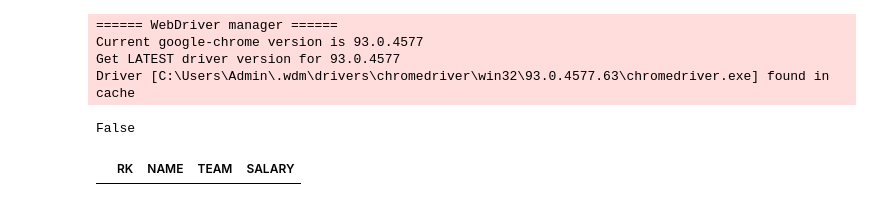
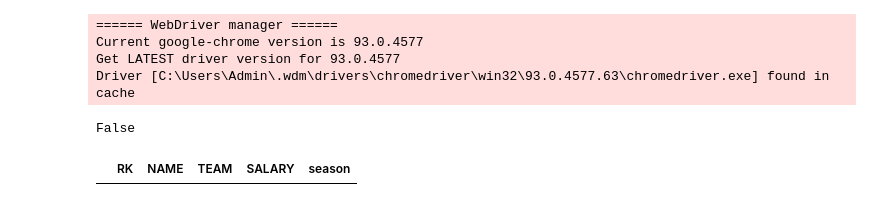
Before and after one commit to teao11/barca_fc_basketball_capstone, a Jupyter notebook: EDA/webscraping_salaries.ipynb, the cells around one changed output. Saved outputs shown, nothing was run; the diff lists cells and outputs as text; code cells hidden in the pictures.

```diff
--- a/EDA/webscraping_salaries.ipynb
+++ b/EDA/webscraping_salaries.ipynb
@@ -34,9 +34,10 @@ soup = bs(html, 'html.parser')
 # %%
 # create the dataframe
 header = soup.find('tr', class_='colhead')
 columns = [col.get_text() for col in header.find_all('td')]
+columns.append('season')
 salaries_df = pd.DataFrame(columns = columns)
 salaries_df
 # %% [output]
-|  | RK | NAME | TEAM | SALARY |
+|  | RK | NAME | TEAM | SALARY | season |
 # %%
```
Also changed, not shown: parts of 3 cells of this notebook, 25 other files.
